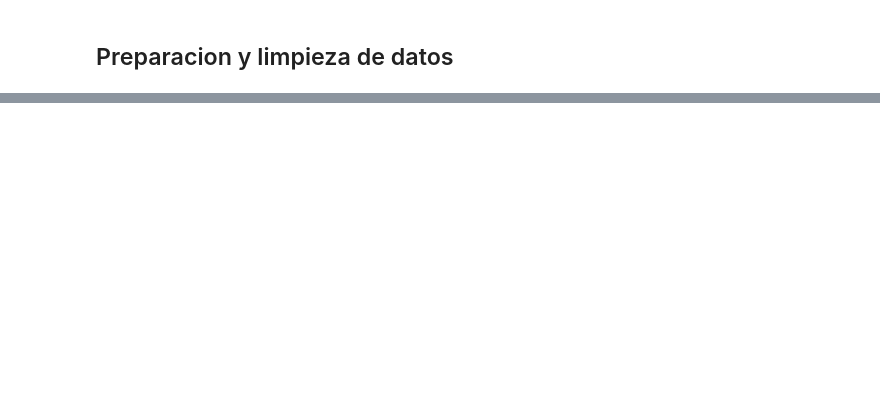
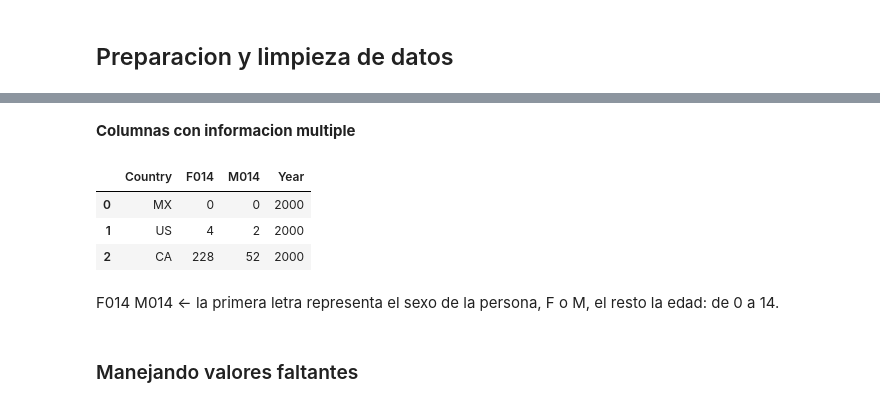
Before and after one commit to mrHyde90/DataScienceCourse, a Jupyter notebook: Pandas.ipynb, the cells around one changed output, grey strips where cells are left out. Drawn from its saved outputs; the diff is of its cells as text; code cells hidden in the pictures; blank space fills up the shorter version.

```diff
--- a/Pandas.ipynb
+++ b/Pandas.ipynb
@@ -649,0 +728,14 @@ titanic_train[titanic_train["Age"] > 70]
+# %% [markdown]
+**Columnas con informacion multiple**
+# %%
+multiDF = pd.DataFrame({"Country" : ["MX", "US", "CA"], "Year": [2000, 2000, 2000], "M014": [0, 2, 52], "F014": [0, 4, 228] })
+multiDF
+# %% [output]
+|  | Country | F014 | M014 | Year |
+| 0 | MX | 0 | 0 | 2000 |
+| 1 | US | 4 | 2 | 2000 |
+| 2 | CA | 228 | 52 | 2000 |
+# %% [markdown]
+F014 M014 <- la primera letra representa el sexo de la persona, F o M, el resto la edad: de 0 a 14.
+# %% [markdown]
+### Manejando valores faltantes
```
Also changed, not shown: parts of 14 cells of this notebook.
